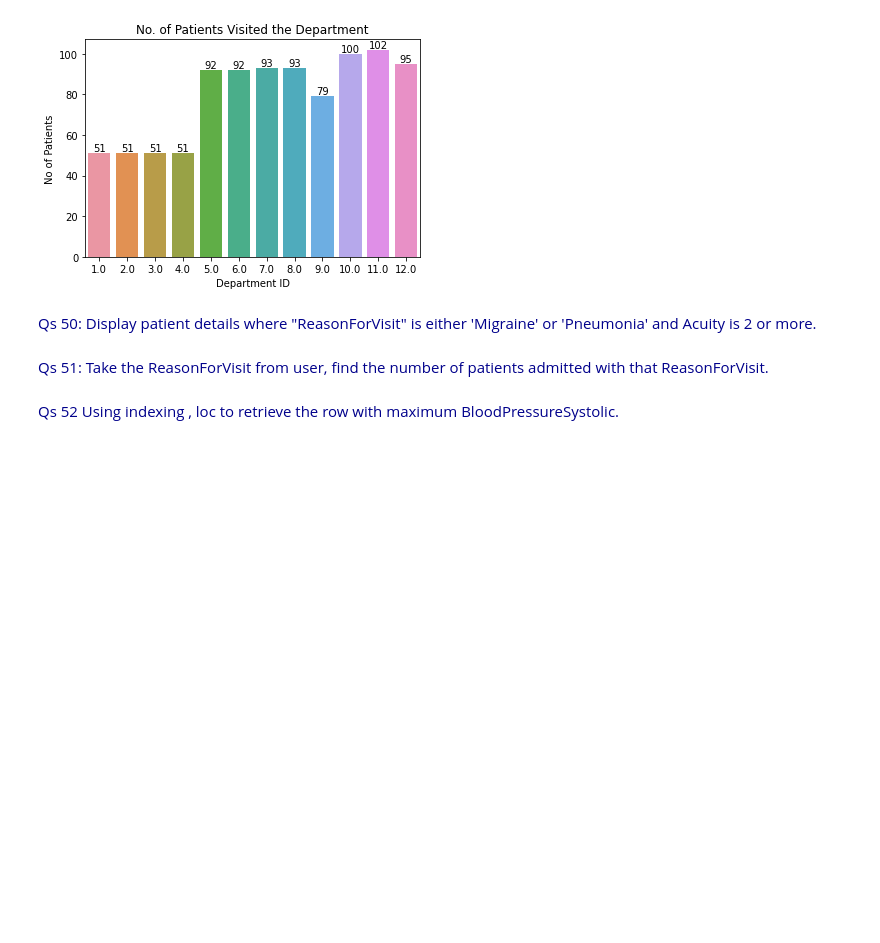
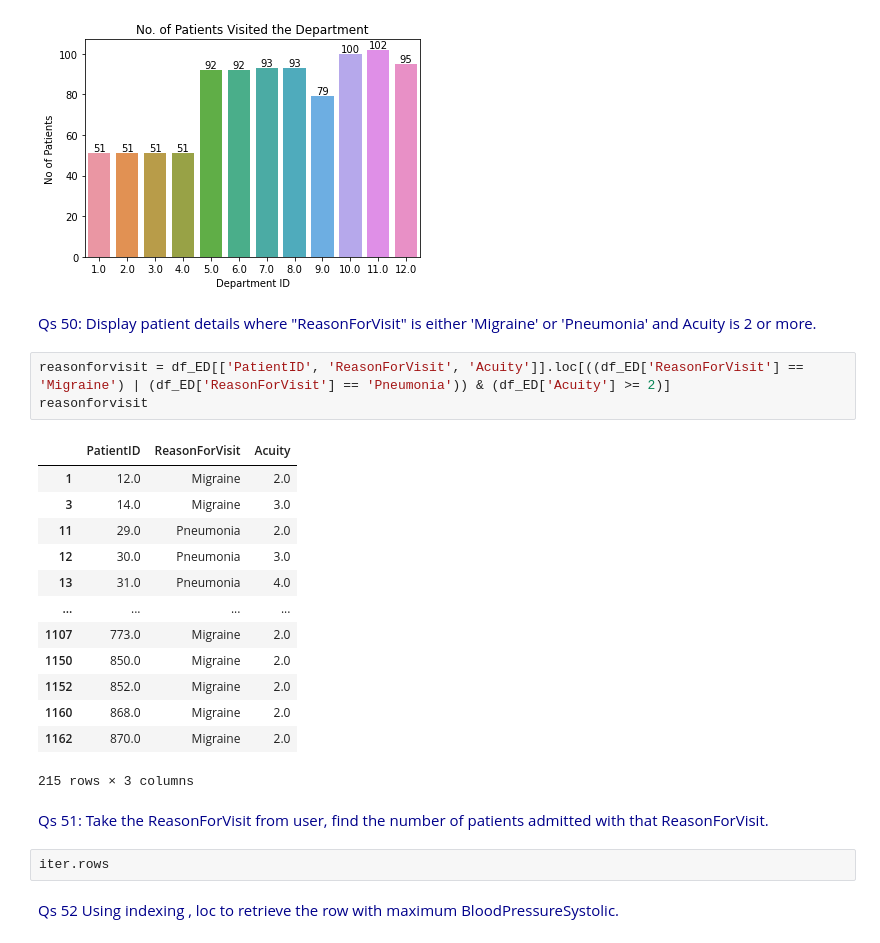
Before and after one commit to ManishaRao06/Python-Hackathon-Winners-Team-Data-Pyrates, a Jupyter notebook: Manisha Q41-60.ipynb, the cells around one changed output. Saved outputs shown, nothing was run; the diff lists cells and outputs as text; blank space fills up the shorter version.

```diff
--- a/Manisha Q41-60.ipynb
+++ b/Manisha Q41-60.ipynb
@@ -145,8 +126,27 @@ plt.show()
 [figure]
 # %% [markdown]
 <span style="color:#00008B;"> Qs 50:  Display patient details where "ReasonForVisit" is either 'Migraine' or 'Pneumonia' and Acuity is 2 or more. </span>
+# %%
+reasonforvisit = df_ED[['PatientID', 'ReasonForVisit', 'Acuity']].loc[((df_ED['ReasonForVisit'] == 'Migraine') | (df_ED['ReasonForVisit'] == 'Pneumonia')) & (df_ED['Acuity'] >= 2)]
+reasonforvisit
+# %% [output]
+|  | PatientID | ReasonForVisit | Acuity |
+| 1 | 12.0 | Migraine | 2.0 |
+| 3 | 14.0 | Migraine | 3.0 |
+| 11 | 29.0 | Pneumonia | 2.0 |
+| 12 | 30.0 | Pneumonia | 3.0 |
+| 13 | 31.0 | Pneumonia | 4.0 |
+| ... | ... | ... | ... |
+| 1107 | 773.0 | Migraine | 2.0 |
+| 1150 | 850.0 | Migraine | 2.0 |
+| 1152 | 852.0 | Migraine | 2.0 |
+| 1160 | 868.0 | Migraine | 2.0 |
+| 1162 | 870.0 | Migraine | 2.0 |
+215 rows × 3 columns
 # %% [markdown]
 <span style="color:#00008B;"> Qs 51:  Take the ReasonForVisit from user, find the number of patients admitted with that ReasonForVisit. </span>
+# %%
+iter.rows
 # %% [markdown]
 <span style="color:#00008B;"> Qs 52  Using indexing , loc to retrieve the row with maximum BloodPressureSystolic. </span>
 # %%
```
Also changed, not shown: parts of 15 cells of this notebook.
